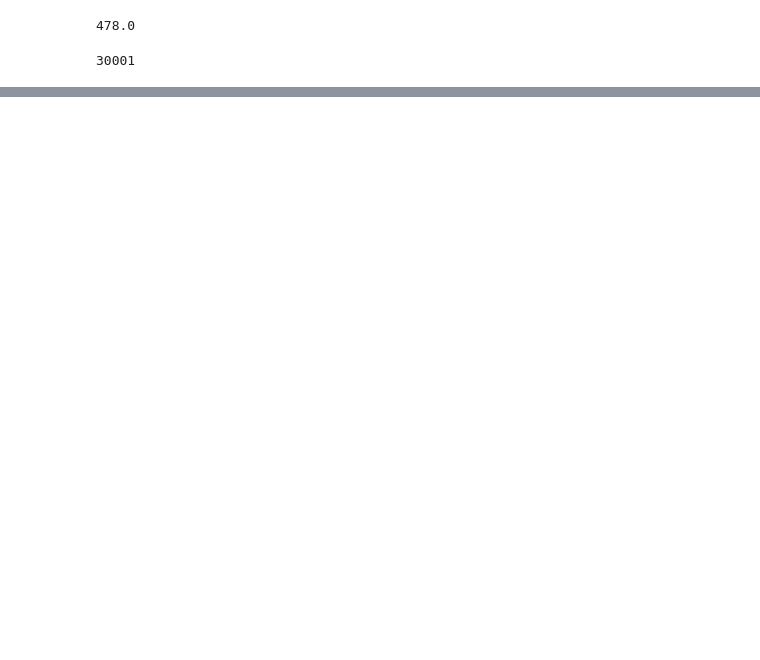
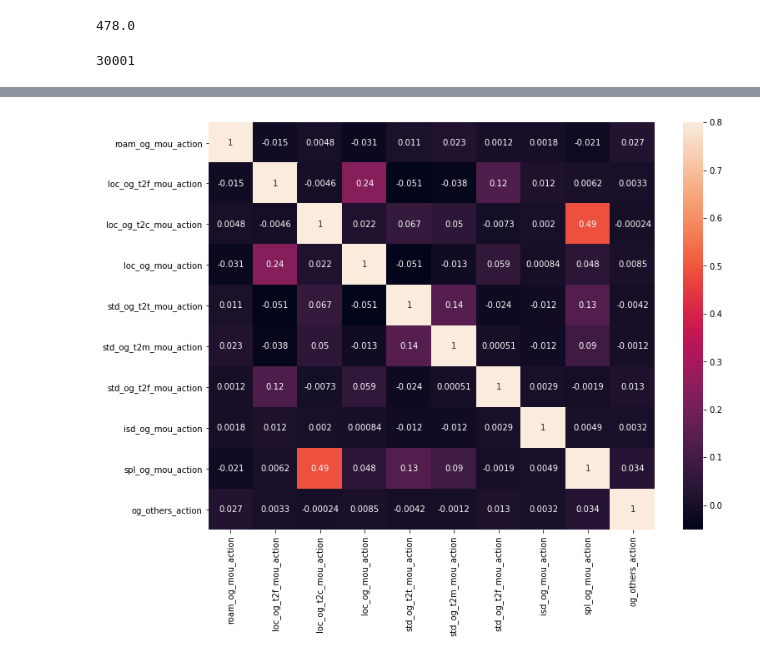
Before and after one commit to supran2811/TelecomChurnAssignment, a Jupyter notebook: Telecom_Churn_Solution.ipynb, the cells around one changed output, grey strips where cells are left out. Drawn from its saved outputs; the diff is of its cells as text; code cells hidden in the pictures; blank space fills up the shorter version.

```diff
--- a/Telecom_Churn_Solution.ipynb
+++ b/Telecom_Churn_Solution.ipynb
@@ -296,0 +652,14 @@ dtype: float64
+# %%
+# Dropping loc_ic_t2f_mou_action as it is highly correlated with loc_mou_action
+final_data = final_data.drop('loc_ic_t2f_mou_action',axis=1)
+# %%
+final_data = final_data.drop('loc_ic_t2f_mou_good',axis=1)
+# %%
+result = final_data[['roam_og_mou_action','loc_og_t2f_mou_action','loc_og_t2c_mou_action','loc_og_mou_action'
+                     ,'std_og_t2t_mou_action','std_og_t2m_mou_action',
+                       'std_og_t2f_mou_action','isd_og_mou_action','spl_og_mou_action','og_others_action']].corr()
+fig = plt.figure(figsize = (12, 9))
+sns.heatmap(result, vmax = .8, annot=True)
+plt.show()
+# %% [output]
+[figure, added]
```
Also changed, not shown: parts of 82 cells of this notebook.
